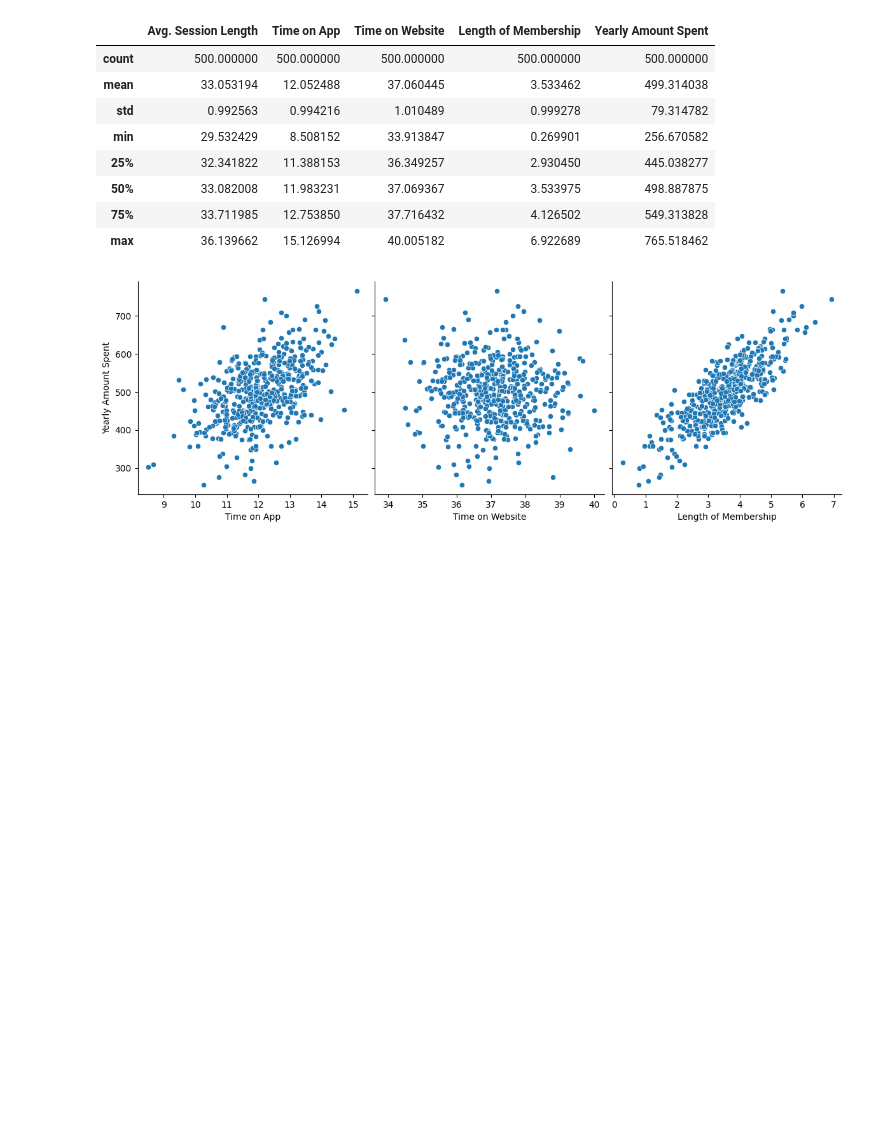
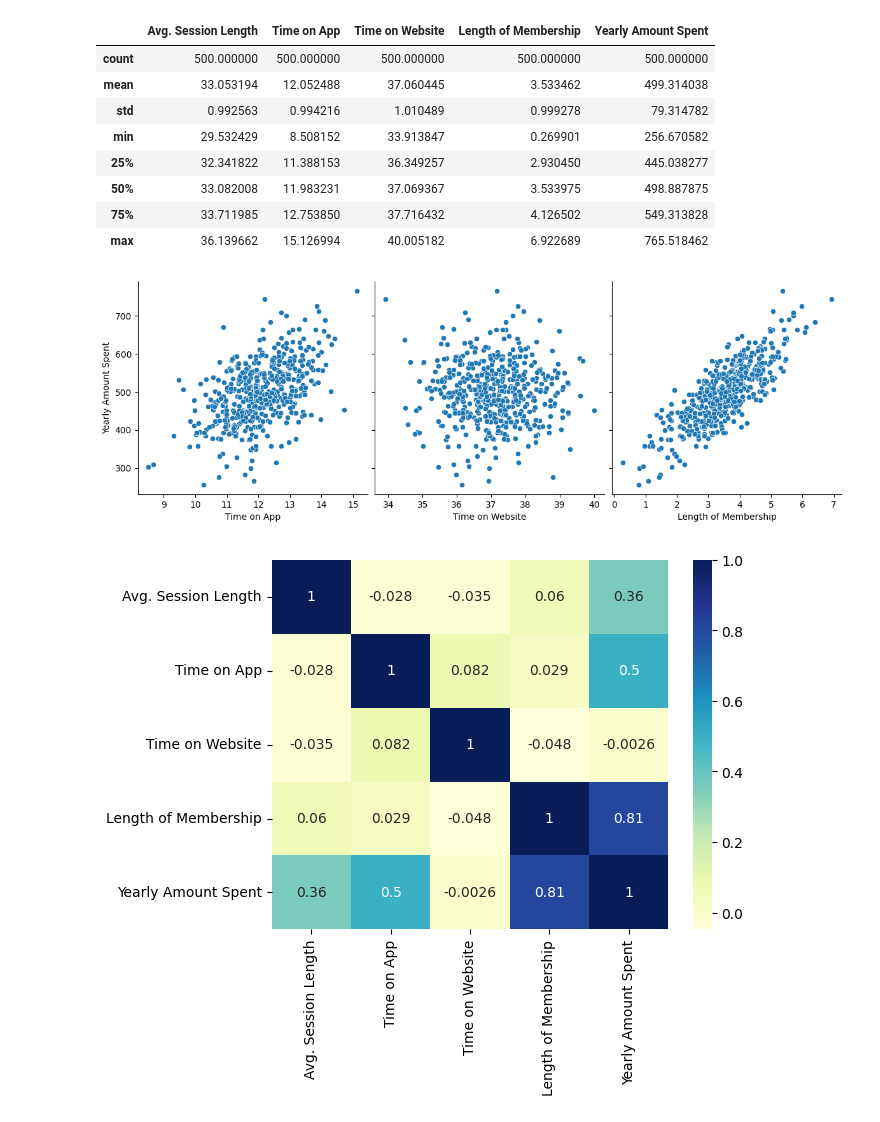
Before and after one commit to Aikhusy/Random, a Jupyter notebook: ULARNAGA/Linier_Regresion_Python_With_SKLEERN.ipynb, the cells around one changed output. Cells and saved outputs as stored; diff of their text form; code cells hidden in the pictures; blank space fills up the shorter version.

```diff
--- a/ULARNAGA/Linier_Regresion_Python_With_SKLEERN.ipynb
+++ b/ULARNAGA/Linier_Regresion_Python_With_SKLEERN.ipynb
@@ -53,3 +53,9 @@ sns.pairplot(data, x_vars=['Time on App', 'Time on Website', 'Length of Membersh
 plt.show()
 # %% [output]
 [figure]
+# %%
+# visualisasi korelasi dengan heatmap
+sns.heatmap(data.corr(), cmap="YlGnBu", annot=True)
+plt.show()
+# %% [output]
+[figure, added]
```
Also changed, not shown: parts of 17 cells of this notebook.
